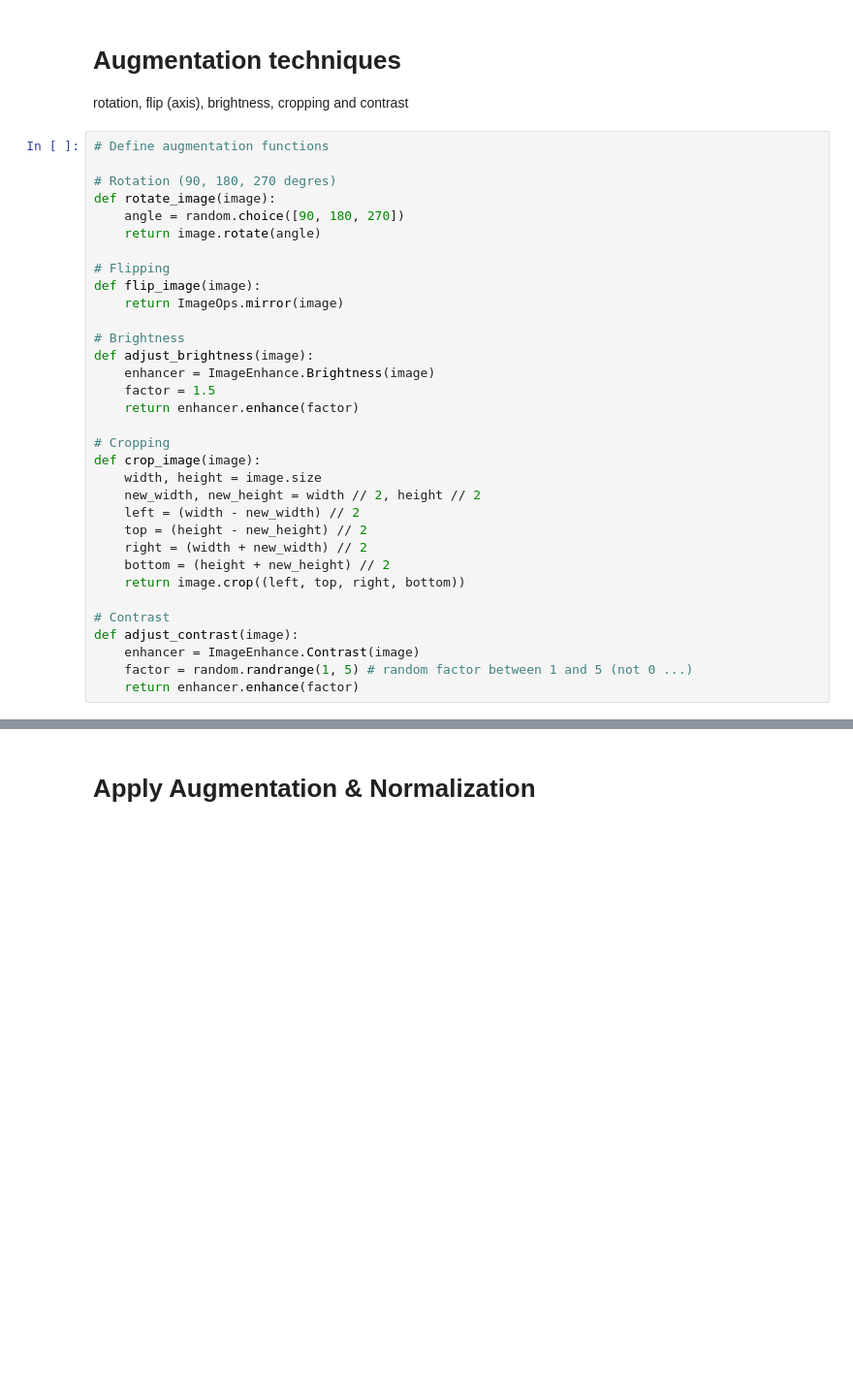
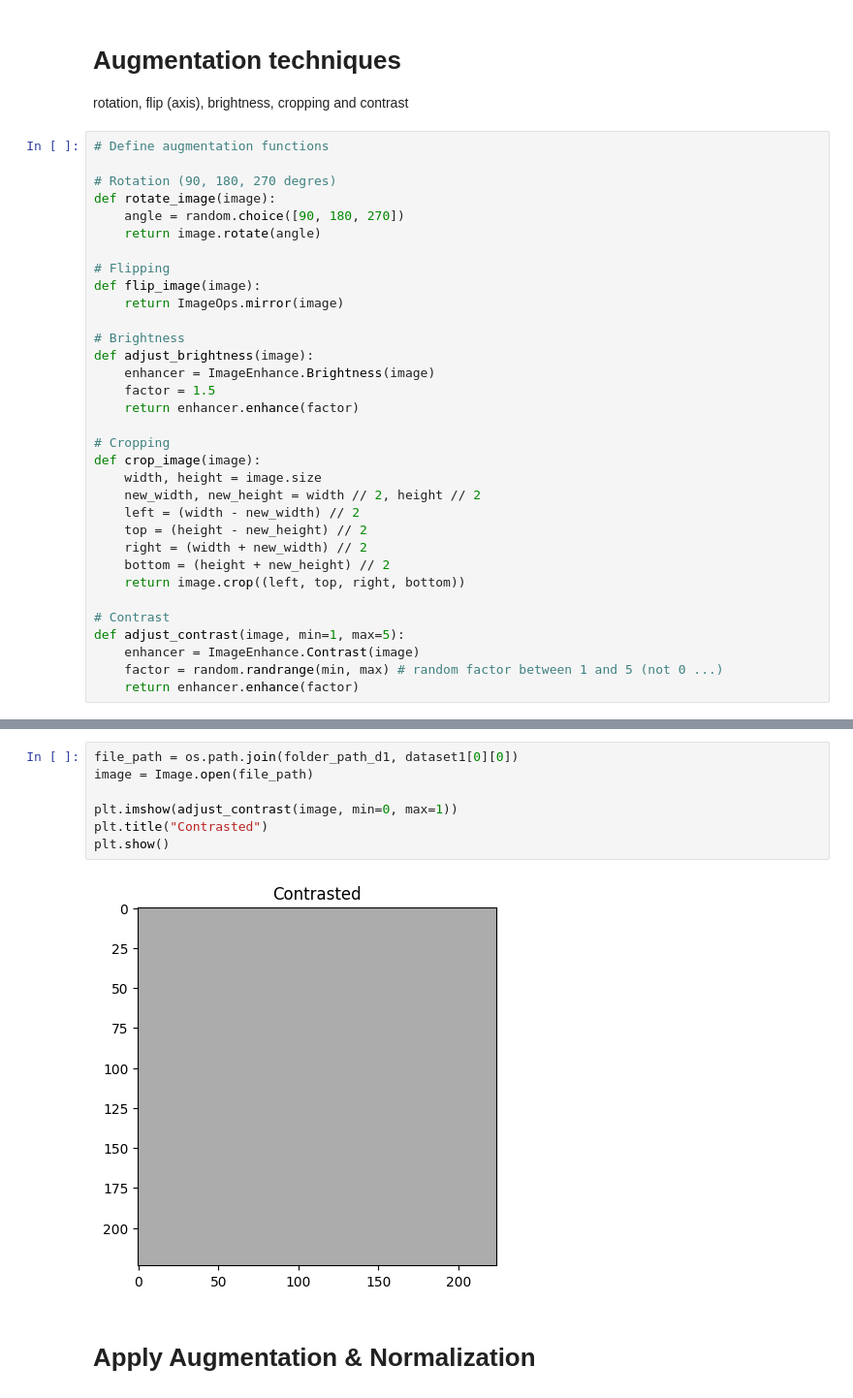
Before and after one commit to abdelh17/CNNandTransferLearning, a Jupyter notebook: 432_project_GroupG.ipynb, the cells around one changed output, grey strips where cells are left out. Shown at 97% size. Drawn from its saved outputs; the diff is of its cells as text; blank space fills up the shorter version.

Commit message:
added contrast issue

```diff
--- a/432_project_GroupG.ipynb
+++ b/432_project_GroupG.ipynb
@@ -136,7 +136,7 @@ def crop_image(image):
     return image.crop((left, top, right, bottom))
 
 # Contrast
-def adjust_contrast(image):
+def adjust_contrast(image, min=1, max=5):
     enhancer = ImageEnhance.Contrast(image)
-    factor = random.randrange(1, 5) # random factor between 1 and 5 (not 0 ...)
+    factor = random.randrange(min, max) # random factor between 1 and 5 (not 0 ...)
     return enhancer.enhance(factor)
@@ -143,3 +146,12 @@ def adjust_contrast(image):
+# %%
+file_path = os.path.join(folder_path_d1, dataset1[0][0])
+image = Image.open(file_path)
+
+plt.imshow(adjust_contrast(image, min=0, max=1))
+plt.title("Contrasted")
+plt.show()
+# %% [output]
+[figure, added]
 # %% [markdown]
 # Apply Augmentation & Normalization
 # %%
```
Also changed, not shown: parts of 1 cell of this notebook.
